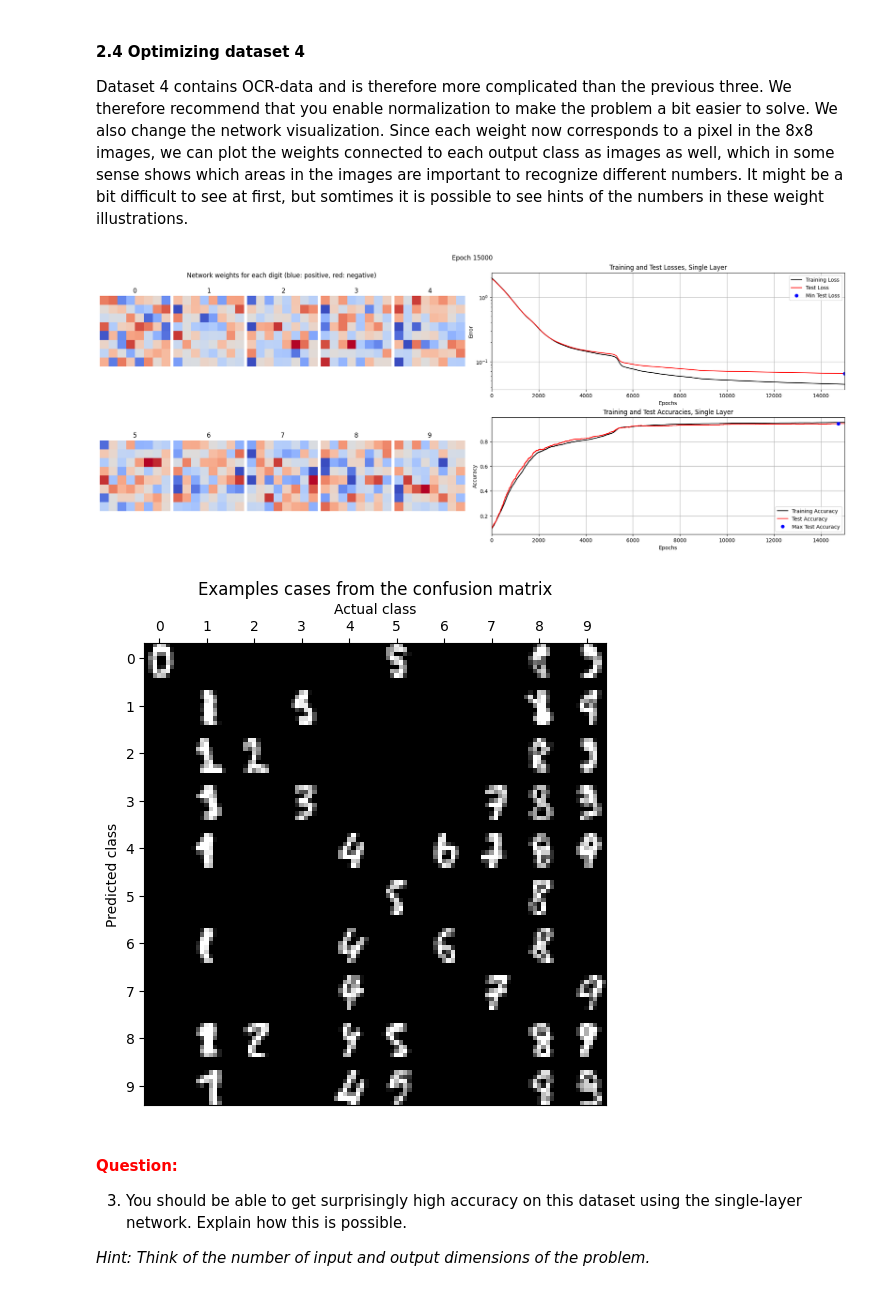
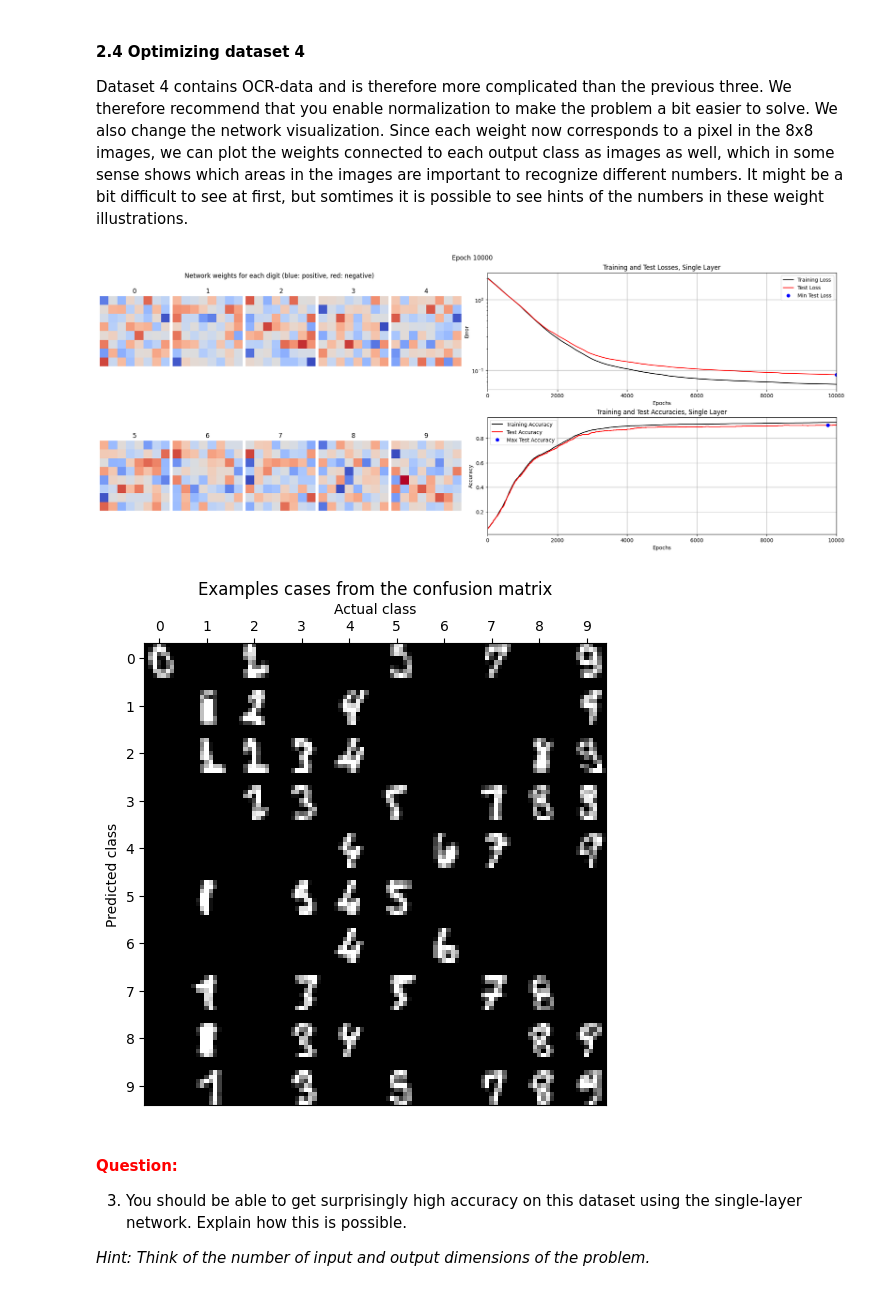
Before and after one commit to YiYang-09/Deep-Learning, a Jupyter notebook: SingleLayer.ipynb, the cells around one changed output. Saved outputs shown, nothing was run; the diff lists cells and outputs as text; code cells hidden in the pictures.

```diff
--- a/SingleLayer.ipynb
+++ b/SingleLayer.ipynb
@@ -544,25 +544,25 @@ Dataset 4 contains OCR-data and is therefore more complicated than the previous
 # %%
 # --------------------------------------------
 # === Your code here =========================
 # --------------------------------------------
 datasetNr = 4
 X, D, L = loadDataset(datasetNr)
 
 nInputs  = X.shape[1]
 nClasses = len(np.unique(L))
 
 limit = np.sqrt(6/nInputs+nClasses)
 W0 = np.random.uniform(-limit, limit, (nInputs, nClasses))
 B0 = np.zeros((1,nClasses))
 
-params = {"epochs": 15000, "learningRate": 0.06, "normalize": True, "useTanhOutput": True}
+params = {"epochs": 10000, "learningRate": 0.06, "normalize": True, "useTanhOutput": True}
 # ============================================
 #input:w[10,64]
 
 trainSingleLayerOnDataset(4, 0.15, W0, B0, params)
 # %% [output]
-[figure, old version]
+[figure, new version]
-[figure, old version]
+[figure, new version]
 # %% [markdown]
 #### **<span style="color:red">Question:</span>**
 
```
Also changed, not shown: parts of 5 cells of this notebook.
